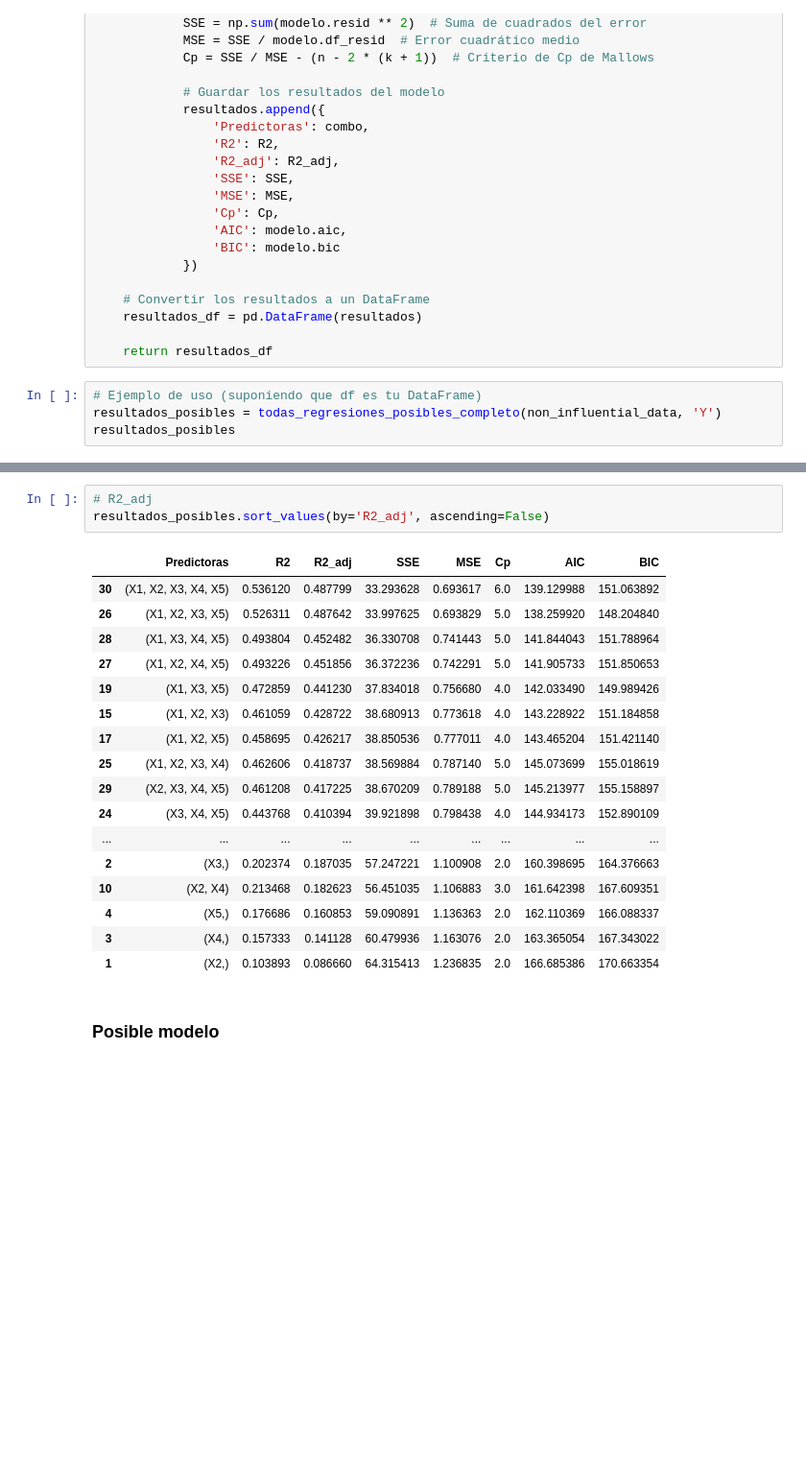
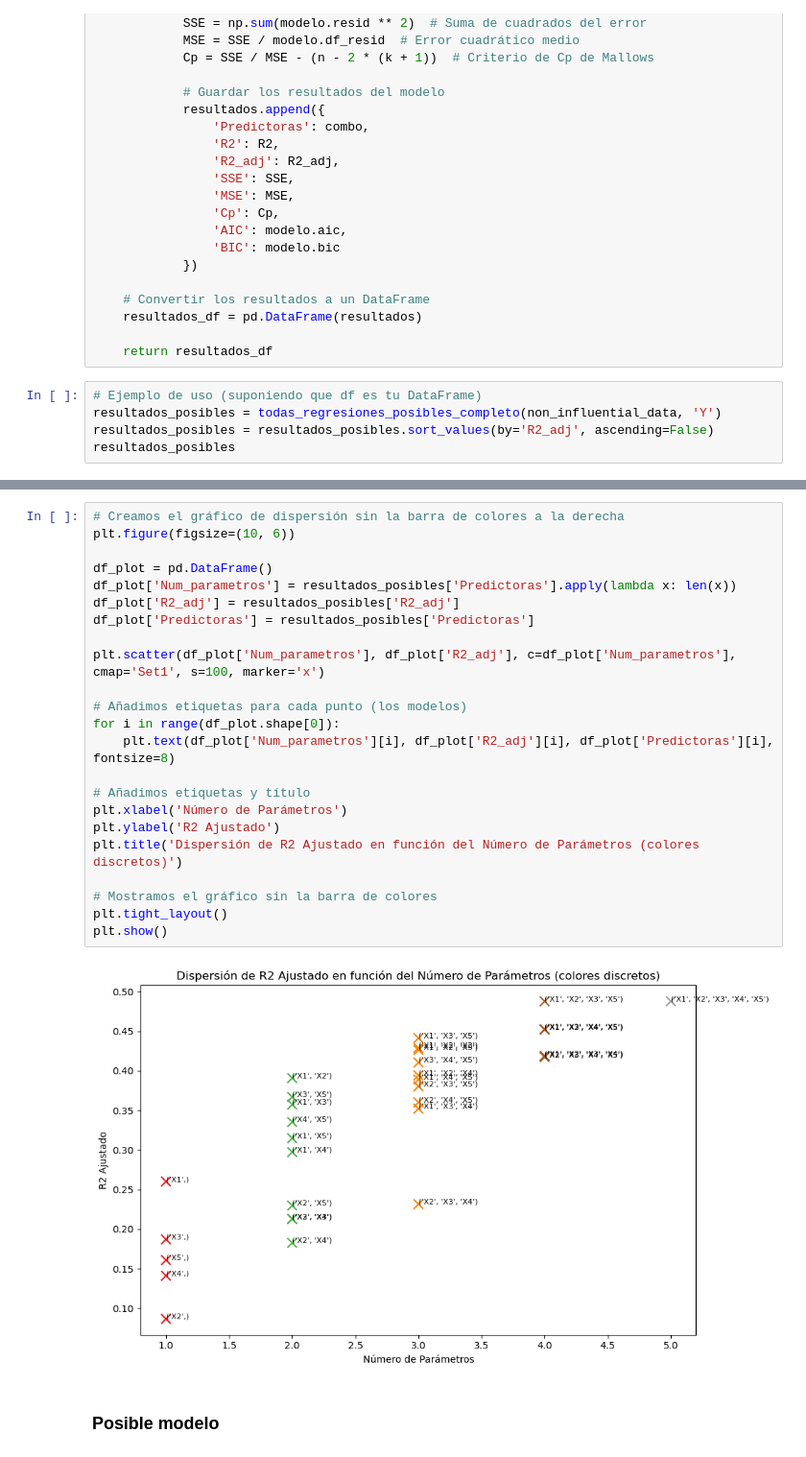
Before and after one commit to repos-especializacion-UdeA/estadistica, a Jupyter notebook: trabajo3/trabajo3.ipynb, the cells around one changed output, grey strips where cells are left out. Shown at 96% size. Drawn from its saved outputs; the diff is of its cells as text; blank space fills up the shorter version.

```diff
--- a/trabajo3/trabajo3.ipynb
+++ b/trabajo3/trabajo3.ipynb
@@ -723,6 +477,7 @@ def todas_regresiones_posibles_completo(data, respuesta):
 # %%
 # Ejemplo de uso (suponiendo que df es tu DataFrame)
 resultados_posibles = todas_regresiones_posibles_completo(non_influential_data, 'Y')
+resultados_posibles = resultados_posibles.sort_values(by='R2_adj', ascending=False)
 resultados_posibles
 # %% [output]
 |  | Predictoras | R2 | R2_adj | SSE | MSE | Cp | AIC | BIC |
@@ -745,24 +500,28 @@ resultados_posibles
-# %%
-# R2_adj
-resultados_posibles.sort_values(by='R2_adj', ascending=False)
-# %% [output]
-|  | Predictoras | R2 | R2_adj | SSE | MSE | Cp | AIC | BIC |
-| 30 | (X1, X2, X3, X4, X5) | 0.536120 | 0.487799 | 33.293628 | 0.693617 | 6.0 | 139.129988 | 151.063892 |
-| 26 | (X1, X2, X3, X5) | 0.526311 | 0.487642 | 33.997625 | 0.693829 | 5.0 | 138.259920 | 148.204840 |
-| 28 | (X1, X3, X4, X5) | 0.493804 | 0.452482 | 36.330708 | 0.741443 | 5.0 | 141.844043 | 151.788964 |
-| 27 | (X1, X2, X4, X5) | 0.493226 | 0.451856 | 36.372236 | 0.742291 | 5.0 | 141.905733 | 151.850653 |
-| 19 | (X1, X3, X5) | 0.472859 | 0.441230 | 37.834018 | 0.756680 | 4.0 | 142.033490 | 149.989426 |
-| 15 | (X1, X2, X3) | 0.461059 | 0.428722 | 38.680913 | 0.773618 | 4.0 | 143.228922 | 151.184858 |
-| 17 | (X1, X2, X5) | 0.458695 | 0.426217 | 38.850536 | 0.777011 | 4.0 | 143.465204 | 151.421140 |
-| 25 | (X1, X2, X3, X4) | 0.462606 | 0.418737 | 38.569884 | 0.787140 | 5.0 | 145.073699 | 155.018619 |
-| 29 | (X2, X3, X4, X5) | 0.461208 | 0.417225 | 38.670209 | 0.789188 | 5.0 | 145.213977 | 155.158897 |
-| 24 | (X3, X4, X5) | 0.443768 | 0.410394 | 39.921898 | 0.798438 | 4.0 | 144.934173 | 152.890109 |
-| ... | ... | ... | ... | ... | ... | ... | ... | ... |
-| 2 | (X3,) | 0.202374 | 0.187035 | 57.247221 | 1.100908 | 2.0 | 160.398695 | 164.376663 |
-| 10 | (X2, X4) | 0.213468 | 0.182623 | 56.451035 | 1.106883 | 3.0 | 161.642398 | 167.609351 |
-| 4 | (X5,) | 0.176686 | 0.160853 | 59.090891 | 1.136363 | 2.0 | 162.110369 | 166.088337 |
-| 3 | (X4,) | 0.157333 | 0.141128 | 60.479936 | 1.163076 | 2.0 | 163.365054 | 167.343022 |
-| 1 | (X2,) | 0.103893 | 0.086660 | 64.315413 | 1.236835 | 2.0 | 166.685386 | 170.663354 |
+# %%
+# Creamos el gráfico de dispersión sin la barra de colores a la derecha
+plt.figure(figsize=(10, 6))
+
+df_plot = pd.DataFrame()
+df_plot['Num_parametros'] = resultados_posibles['Predictoras'].apply(lambda x: len(x))
+df_plot['R2_adj'] = resultados_posibles['R2_adj']
+df_plot['Predictoras'] = resultados_posibles['Predictoras']
+
+plt.scatter(df_plot['Num_parametros'], df_plot['R2_adj'], c=df_plot['Num_parametros'], cmap='Set1', s=100, marker='x')
+
+# Añadimos etiquetas para cada punto (los modelos)
+for i in range(df_plot.shape[0]):
+    plt.text(df_plot['Num_parametros'][i], df_plot['R2_adj'][i], df_plot['Predictoras'][i], fontsize=8)
+
+# Añadimos etiquetas y título
+plt.xlabel('Número de Parámetros')
+plt.ylabel('R2 Ajustado')
+plt.title('Dispersión de R2 Ajustado en función del Número de Parámetros (colores discretos)')
+
+# Mostramos el gráfico sin la barra de colores
+plt.tight_layout()
+plt.show()
+# %% [output]
+[figure, added]
 # %% [markdown]
 ### Posible modelo
 # %%
```
Also changed, not shown: parts of 47 cells of this notebook.
